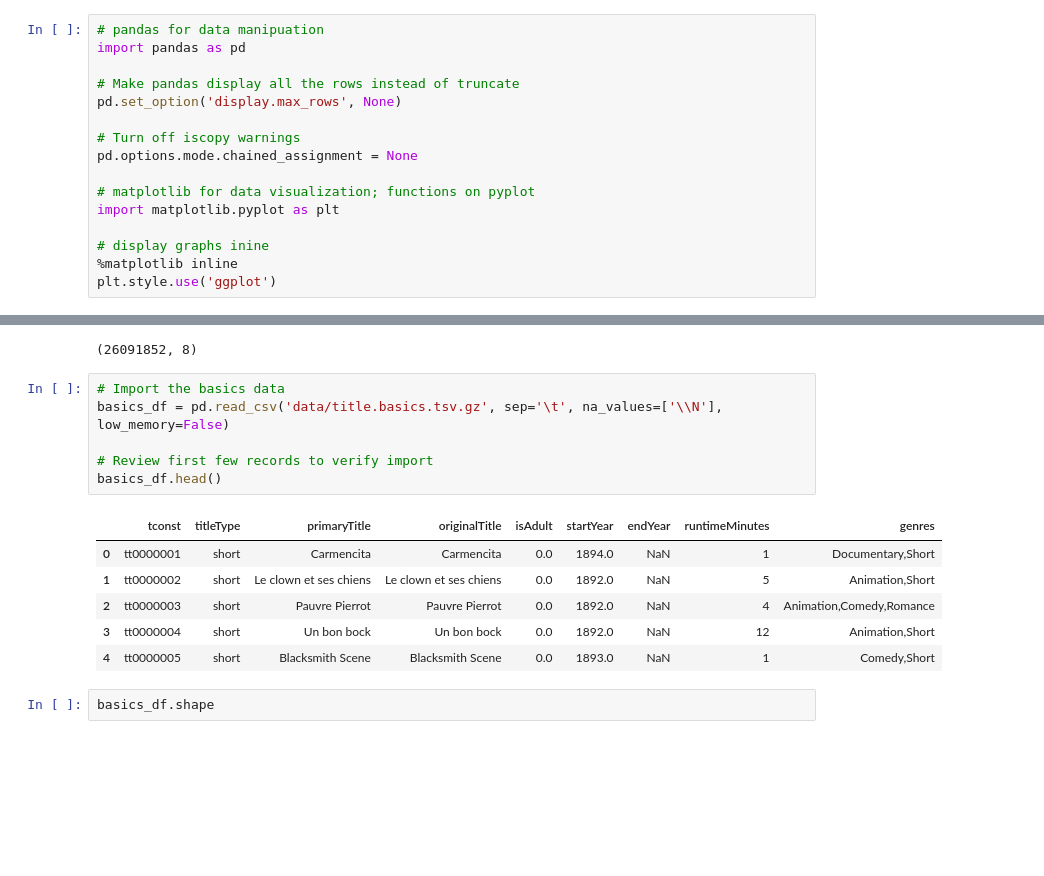
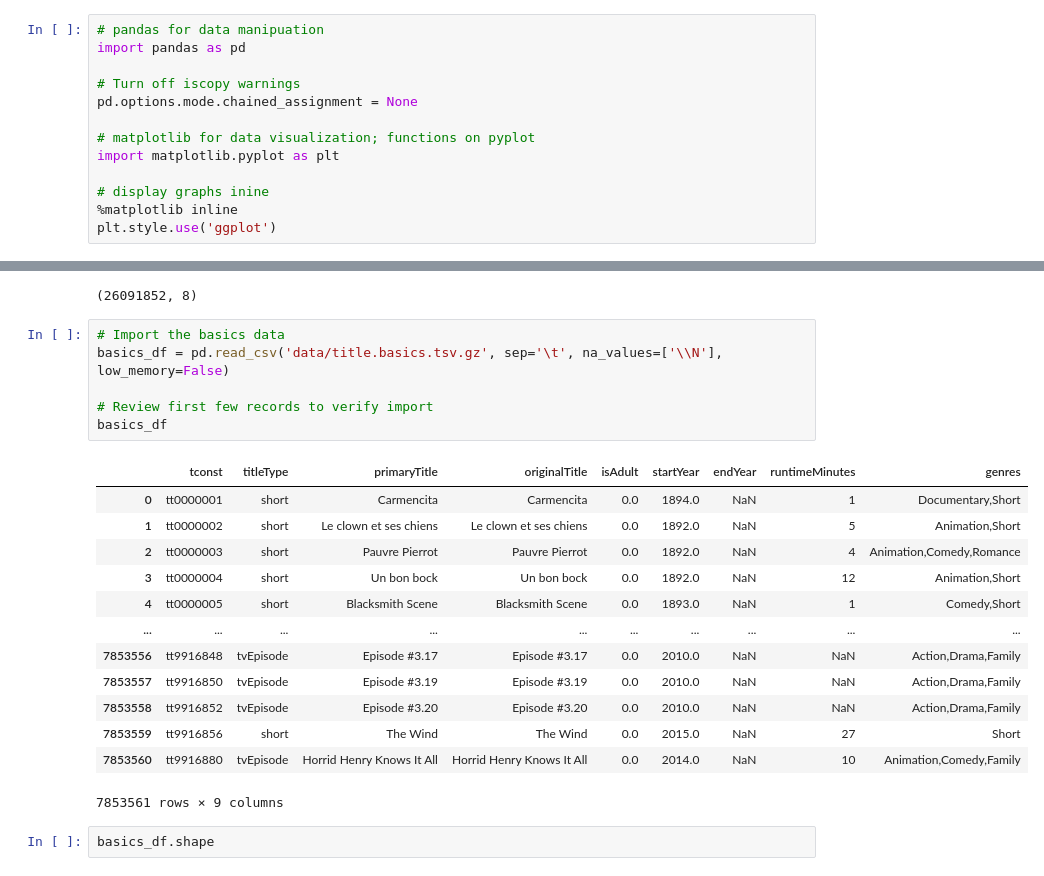
Before and after one commit to padili513/movie-recommendation-engine, a Jupyter notebook: recommendation_engine.ipynb, the cells around one changed output, grey strips where cells are left out. Cells and saved outputs as stored; diff of their text form; blank space fills up the shorter version.

Commit message:
Remove .head() and allow Jupyter to truncate display of data

```diff
--- a/recommendation_engine.ipynb
+++ b/recommendation_engine.ipynb
@@ -3,9 +3,6 @@
 # %%
 # pandas for data manipuation
 import pandas as pd
-
-# Make pandas display all the rows instead of truncate
-pd.set_option('display.max_rows', None)
 
 # Turn off iscopy warnings
 pd.options.mode.chained_assignment = None
@@ -38,16 +42,23 @@ akas_df.shape
 # %%
 # Import the basics data
 basics_df = pd.read_csv('data/title.basics.tsv.gz', sep='\t', na_values=['\\N'], low_memory=False)
 
 # Review first few records to verify import
-basics_df.head()
+basics_df
 # %% [output]
 |  | tconst | titleType | primaryTitle | originalTitle | isAdult | startYear | endYear | runtimeMinutes | genres |
 | 0 | tt0000001 | short | Carmencita | Carmencita | 0.0 | 1894.0 | NaN | 1 | Documentary,Short |
 | 1 | tt0000002 | short | Le clown et ses chiens | Le clown et ses chiens | 0.0 | 1892.0 | NaN | 5 | Animation,Short |
 | 2 | tt0000003 | short | Pauvre Pierrot | Pauvre Pierrot | 0.0 | 1892.0 | NaN | 4 | Animation,Comedy,Romance |
 | 3 | tt0000004 | short | Un bon bock | Un bon bock | 0.0 | 1892.0 | NaN | 12 | Animation,Short |
 | 4 | tt0000005 | short | Blacksmith Scene | Blacksmith Scene | 0.0 | 1893.0 | NaN | 1 | Comedy,Short |
+| ... | ... | ... | ... | ... | ... | ... | ... | ... | ... |
+| 7853556 | tt9916848 | tvEpisode | Episode #3.17 | Episode #3.17 | 0.0 | 2010.0 | NaN | NaN | Action,Drama,Family |
+| 7853557 | tt9916850 | tvEpisode | Episode #3.19 | Episode #3.19 | 0.0 | 2010.0 | NaN | NaN | Action,Drama,Family |
+| 7853558 | tt9916852 | tvEpisode | Episode #3.20 | Episode #3.20 | 0.0 | 2010.0 | NaN | NaN | Action,Drama,Family |
+| 7853559 | tt9916856 | short | The Wind | The Wind | 0.0 | 2015.0 | NaN | 27 | Short |
+| 7853560 | tt9916880 | tvEpisode | Horrid Henry Knows It All | Horrid Henry Knows It All | 0.0 | 2014.0 | NaN | 10 | Animation,Comedy,Family |
+7853561 rows × 9 columns
 # %%
 basics_df.shape
 # %% [output]
```
Also changed, not shown: parts of 12 cells of this notebook.
